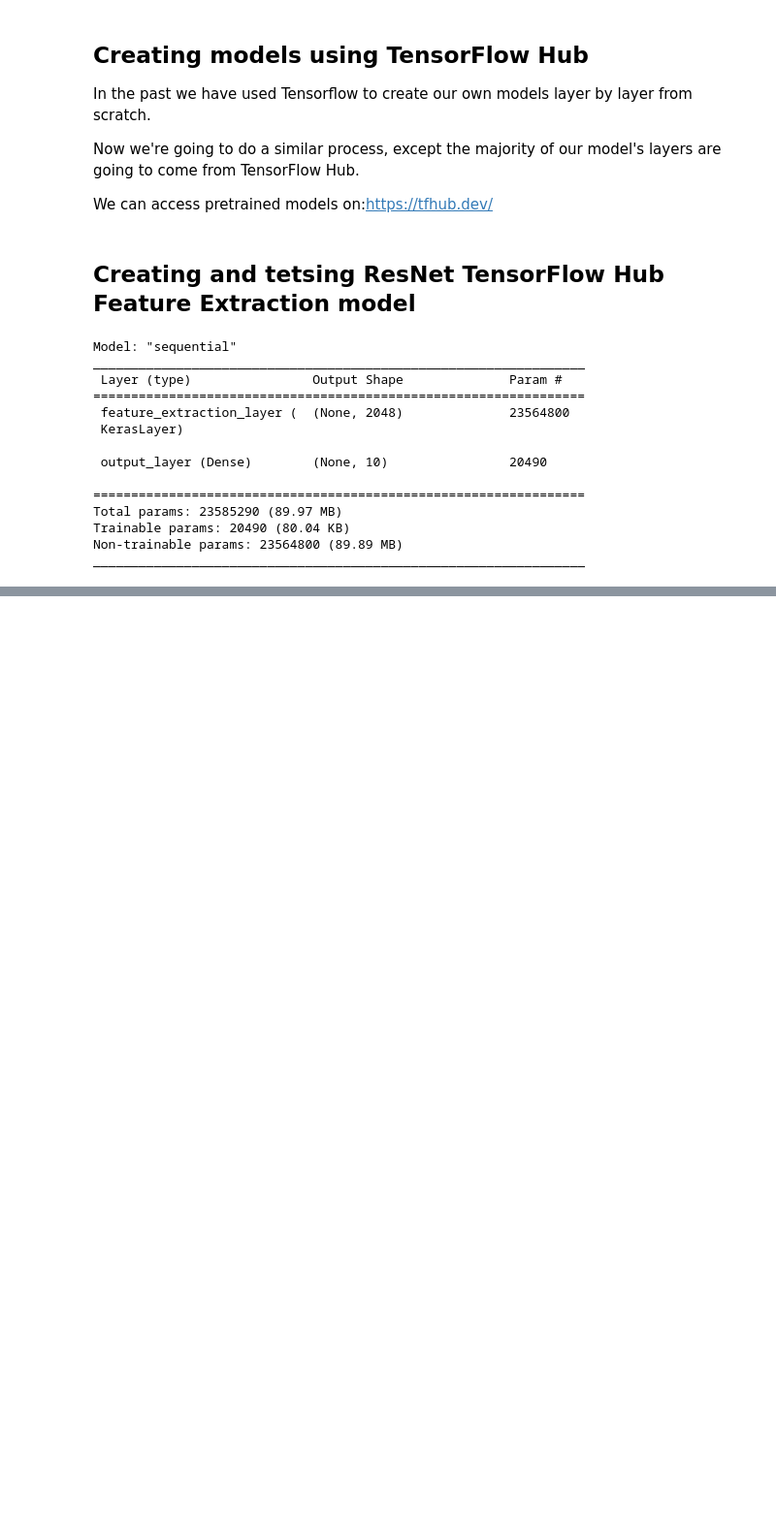
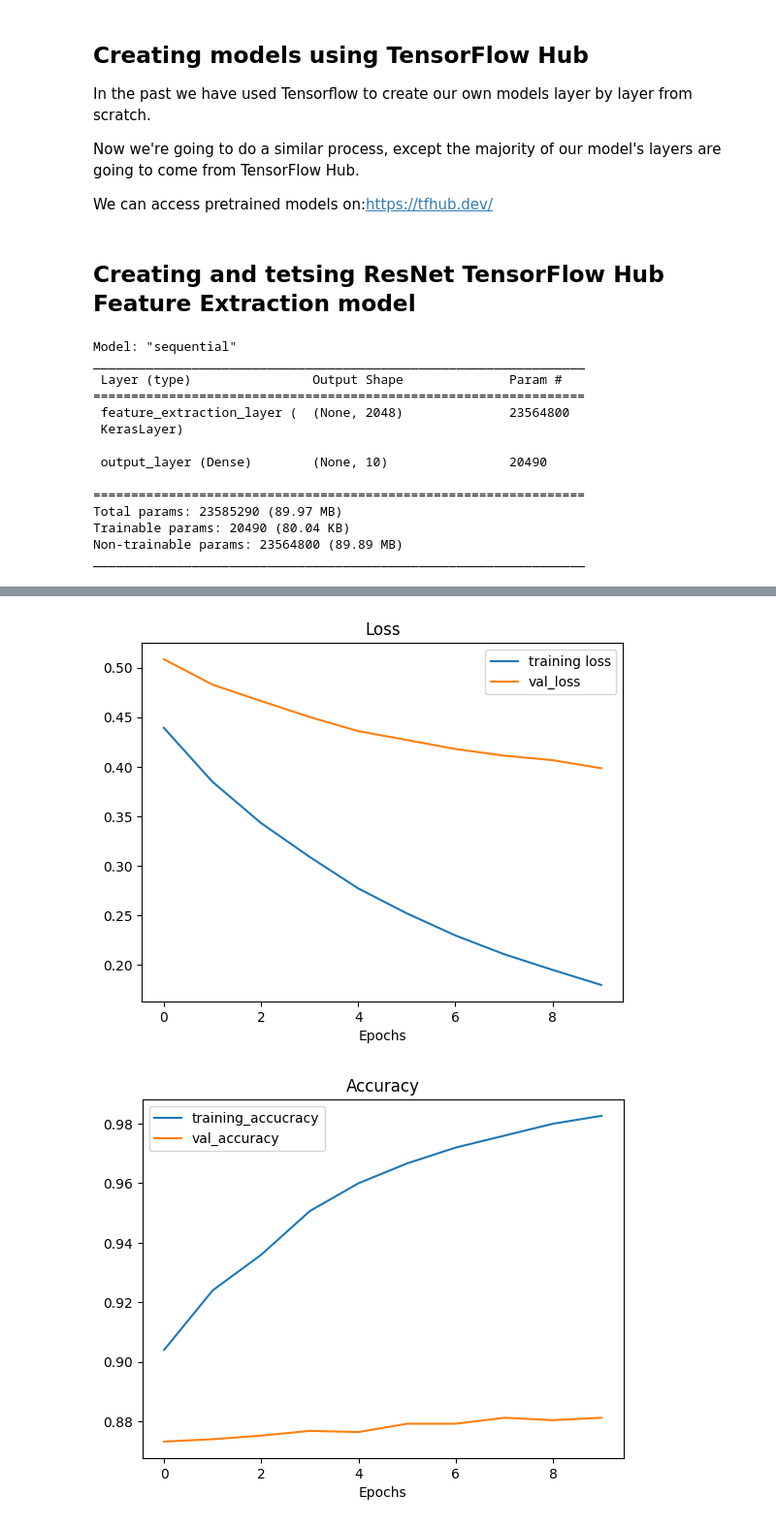
Before and after one commit to theclosedbook/TensorFlow, a Jupyter notebook: 04_Transfer_Learning_Feature_Extraction.ipynb, the cells around one changed output, grey strips where cells are left out. Shown at 97% size. Saved outputs shown, nothing was run; the diff lists cells and outputs as text; code cells hidden in the pictures; blank space fills up the shorter version.

```diff
--- a/04_Transfer_Learning_Feature_Extraction.ipynb
+++ b/04_Transfer_Learning_Feature_Extraction.ipynb
@@ -207,0 +251,3 @@ def plot_loss_curves(history):
+# %%
+# Creating a EfficientNetBO Model
+En_model = create_model(efficientnet_url,num_classes = train_data_10_precent.num_classes)
@@ -207,0 +271,13 @@ def plot_loss_curves(history):
+# %%
+# COmpile the EN Model
+En_model.compile(loss="categorical_crossentropy",
+                 optimizer=tf.keras.optimizers.Adam(),
+                 metrics=["accuracy"])
+# %%
+# Fit the En model
+En_history = En_model.fit(train_data_10_precent,
+                          epochs=10,
+                          steps_per_epoch=len(train_data_10_precent),
+                          validation_data=test_data_10_percent,
+                          validation_steps=len(test_data_10_percent),
+                          callbacks=[create_tensorboard_callback(dir_name="tensorflow_hub",experiment_name="EfficientnetB0")])
@@ -207,0 +302,5 @@ def plot_loss_curves(history):
+# %%
+plot_loss_curves(En_history)
+# %% [output]
+[figure, added]
+[figure, added]
```
Also changed, not shown: parts of 12 cells of this notebook.
